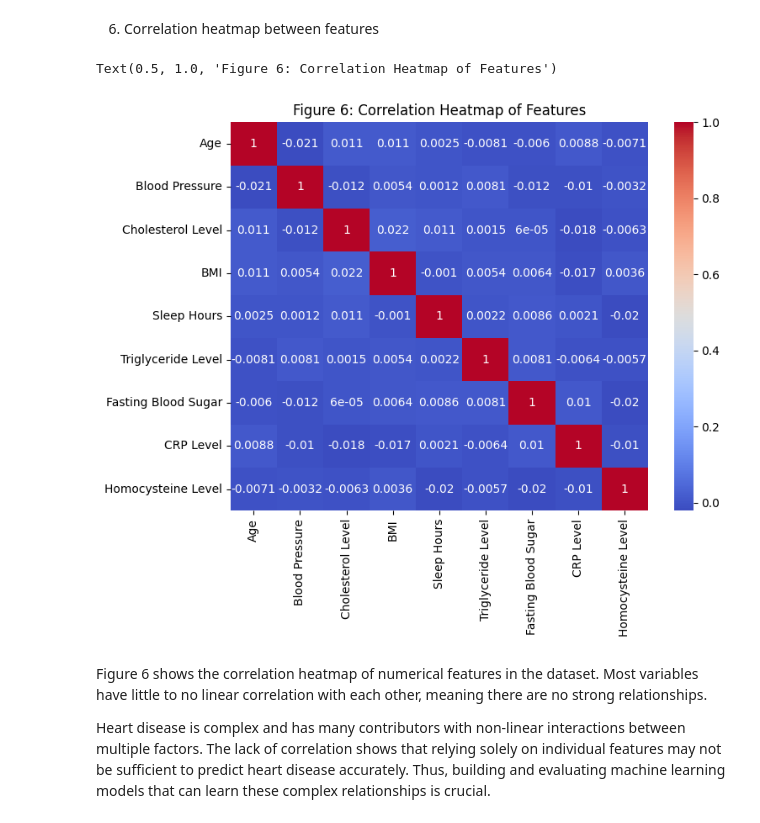
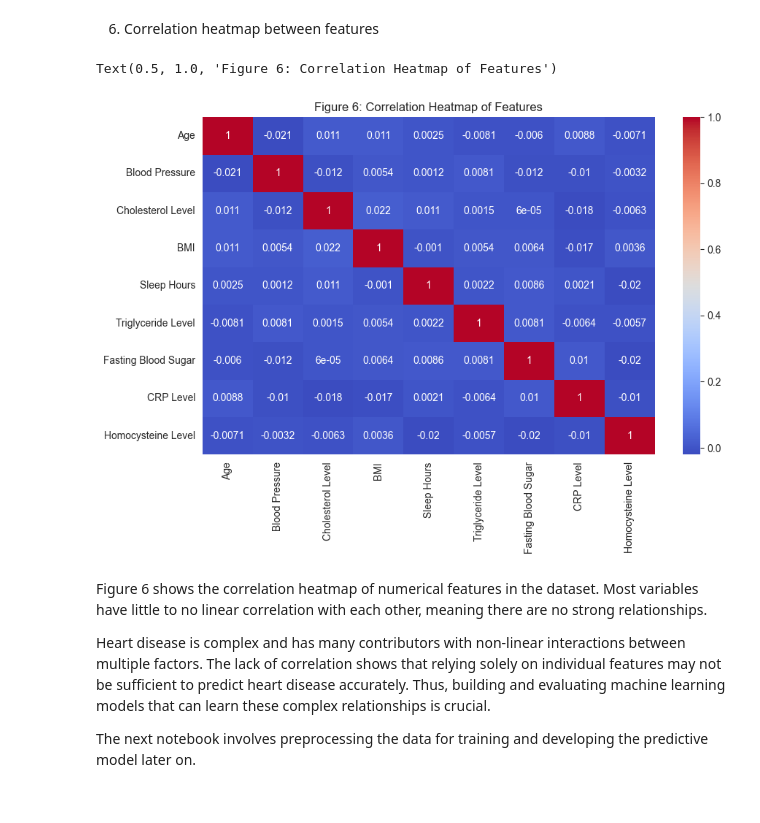
Before and after one commit to Markus8888888/heart-disease-prediction, a Jupyter notebook: notebooks/1_exploratory_data_analysis.ipynb, the cells around one changed output. Drawn from its saved outputs; the diff is of its cells as text; code cells hidden in the pictures.

```diff
--- a/notebooks/1_exploratory_data_analysis.ipynb
+++ b/notebooks/1_exploratory_data_analysis.ipynb
@@ -184,16 +187,18 @@ Figure 5 shows the distribution of heart disease status across different exercis
 # %% [markdown]
 6. Correlation heatmap between features
 # %%
-plt.figure(figsize = (8, 6))
+plt.figure(figsize = (10, 6))
 
 # Correlation matrix and heatmap (only numeric columns)
 corr = df.corr(numeric_only = True)
 sns.heatmap(corr, annot = True, cmap = "coolwarm",)
 plt.title("Figure 6: Correlation Heatmap of Features")
 # %% [output]
 Text(0.5, 1.0, 'Figure 6: Correlation Heatmap of Features')
-[figure, old version]
+[figure, new version]
 # %% [markdown]
 Figure 6 shows the correlation heatmap of numerical features in the dataset. Most variables have little to no linear correlation with each other, meaning there are no strong relationships.
 
 Heart disease is complex and has many contributors with non-linear interactions between multiple factors. The lack of correlation shows that relying solely on individual features may not be sufficient to predict heart disease accurately. Thus, building and evaluating machine learning models that can learn these complex relationships is crucial.
+
+The next notebook involves preprocessing the data for training and developing the predictive model later on.
```
Also changed, not shown: parts of 6 cells of this notebook.
